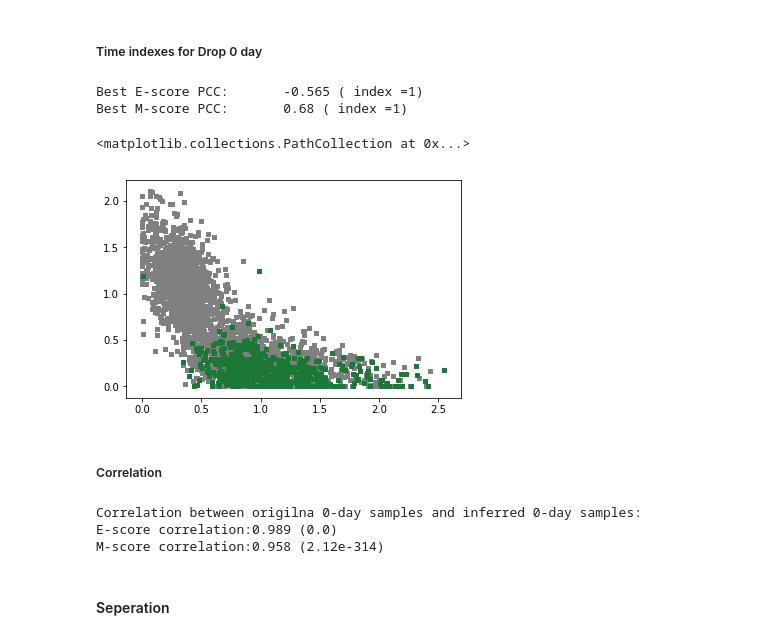
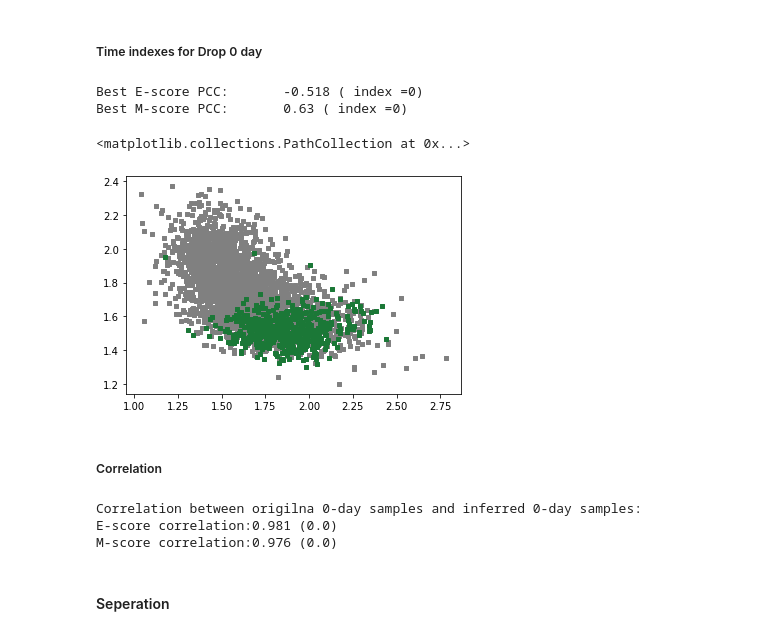
Before and after one commit to panchyni/gsNMF, a Jupyter notebook: Figures.ipynb, the cells around one changed output. Saved outputs shown, nothing was run; the diff lists cells and outputs as text; code cells hidden in the pictures.

```diff
--- a/Figures.ipynb
+++ b/Figures.ipynb
@@ -29,9 +30,9 @@ A549_Esamples, A549_Evalues = fm.Process_scRNA_CSV(A549_Egenes_lines)
 A549_Mgenes_lines = [ln.strip() for ln in open("A549_M_nonnegative_transpose.csv","r").readlines()]
 A549_Msamples, A549_Mvalues = fm.Process_scRNA_CSV(A549_Mgenes_lines)
 
-# Convert values to a numpy array and check shape
-array_A549_Evalues = np.array(A549_Evalues)
+# Convert values to a numpy array, make non-negative and check shape
+array_A549_Evalues = np.array(A549_Evalues) - np.amin(np.array(A549_Evalues))
 print(array_A549_Evalues.shape)
-array_A549_Mvalues = np.array(A549_Mvalues)
+array_A549_Mvalues = np.array(A549_Mvalues) - np.amin(np.array(A549_Mvalues))
 print(array_A549_Mvalues.shape)
 # %% [output]
@@ -395,7 +421,7 @@ Time_labels_drop0day = [A549_Time_labels[i] for i in Drop_0day_indexes]
 # %%
 time_0d_drop0_idxs, time_8h_drop0_idxs, time_1d_drop0_idxs, time_3d_drop0_idxs, time_7d_drop0_idxs, time_8h_rm_drop0_idxs, time_1d_rm_drop0_idxs, time_3d_rm_drop0_idxs = fm.Get_Time_Idxs(Time_labels_drop0day)
 # %%
-model = NMF(n_components=2, init='random', random_state=1001)
+model = NMF(n_components=2, init='random', random_state=1001,tol=1e-6,max_iter=500)
 Reannot_time_drop0day = fm.Reannotate_Time(Time_labels_drop0day)
 W_E_drop0 = model.fit_transform(array_A549_Evalues_drop0day)
 W_E_0day = model.transform(array_A549_Evalues_0day)
@@ -417,30 +443,30 @@ best_M_Feature_drop0_noRev, best_M_corr_drop0_noRev, best_M_index_drop0_noRev =
 print("Best E-score PCC:\t" + "{:.3}".format(best_E_corr_drop0_noRev) + " ( index =" + str(best_E_index_drop0_noRev) + ")")
 print("Best M-score PCC:\t" + "{:.3}".format(best_M_corr_drop0_noRev) + " ( index =" + str(best_M_index_drop0_noRev) + ")")
 # %% [output]
-Best E-score PCC:       -0.565 ( index =1)
-Best M-score PCC:       0.68 ( index =1)
+Best E-score PCC:       -0.518 ( index =0)
+Best M-score PCC:       0.63 ( index =0)
 # %%
 best_E_Feature_drop0 = W_E_drop0[:,best_E_index_drop0_noRev]
 best_M_Feature_drop0 = W_M_drop0[:,best_M_index_drop0_noRev]
 # %%
-plt.scatter(best_E_Feature_drop1, best_M_Feature_drop1, s=10, c='grey', marker="s", label='first')
-plt.scatter(W_E_0day[:,1], W_M_0day[:,1], s=10, c="#1B7837", marker="s", label='first')
+plt.scatter(best_E_Feature_drop0, best_M_Feature_drop0, s=10, c='grey', marker="s", label='first')
+plt.scatter(W_E_0day[:,0], W_M_0day[:,0], s=10, c="#1B7837", marker="s", label='first')
 # %% [output]
 <matplotlib.collections.PathCollection at 0x...>
-[figure, old version]
+[figure, new version]
 # %% [markdown]
 ##### Correlation
 # %%
-Ecorr, Ecorr_pv = sp.stats.pearsonr(W_E_0day[:,1],best_E_Feature[time_0d_idxs])
-Mcorr, Mcorr_pv = sp.stats.pearsonr(W_M_0day[:,1],best_M_Feature[time_0d_idxs])
+Ecorr, Ecorr_pv = sp.stats.pearsonr(W_E_0day[:,0],best_E_Feature[time_0d_idxs])
+Mcorr, Mcorr_pv = sp.stats.pearsonr(W_M_0day[:,0],best_M_Feature[time_0d_idxs])
 
 print("Correlation between origilna 0-day samples and inferred 0-day samples:")
 print("E-score correlation:" + "{:.3}".format(Ecorr) + " (" + "{:.3}".format(Ecorr_pv) + ")" )
 print("M-score correlation:" + "{:.3}".format(Mcorr) + " (" + "{:.3}".format(Mcorr_pv) + ")" )
 # %% [output]
 Correlation between origilna 0-day samples and inferred 0-day samples:
-E-score correlation:0.989 (0.0)
-M-score correlation:0.958 (2.12e-314)
+E-score correlation:0.981 (0.0)
+M-score correlation:0.976 (0.0)
 # %% [markdown]
 #### Seperation
 # %% [markdown]
```
Also changed, not shown: parts of 247 cells of this notebook, 39 other files.
